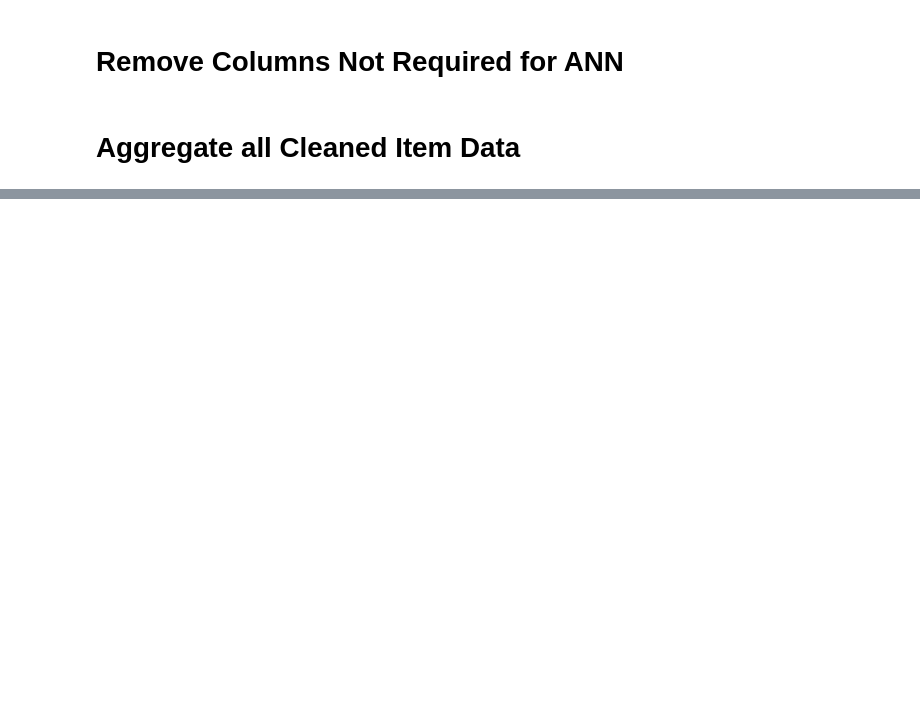
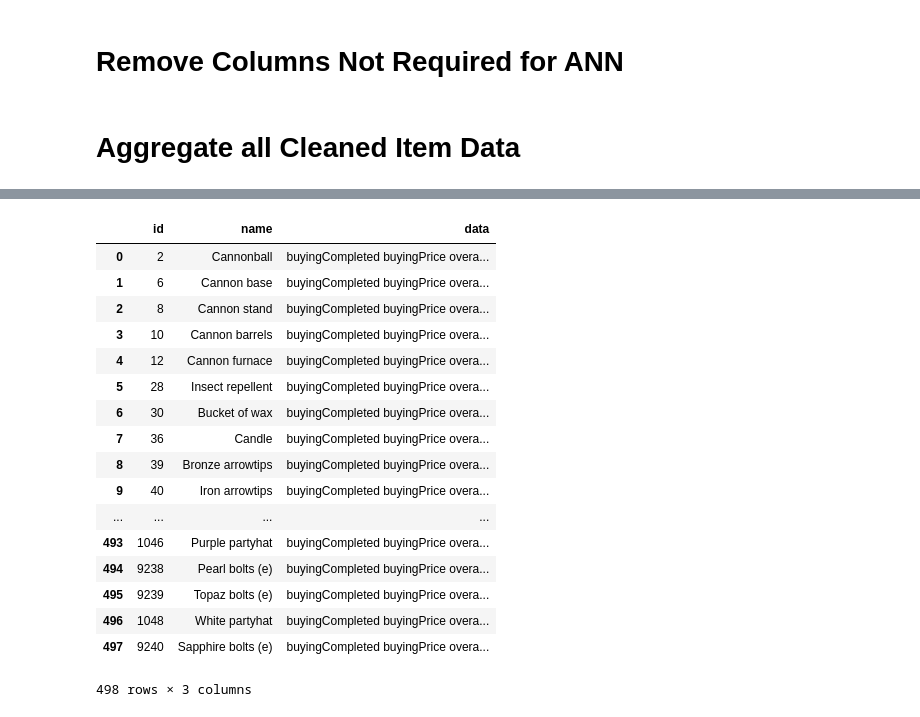
Before and after one commit to ncasale/rs-rnn-bot, a Jupyter notebook: notebook.ipynb, the cells around one changed output, grey strips where cells are left out. Cells and saved outputs as stored; diff of their text form; code cells hidden in the pictures; blank space fills up the shorter version.

```diff
--- a/notebook.ipynb
+++ b/notebook.ipynb
@@ -376,0 +386,21 @@ print(aggregate_df)
+# %%
+item_records
+# %% [output]
+|  | id | name | data |
+| 0 | 2 | Cannonball | buyingCompleted buyingPrice overa... |
+| 1 | 6 | Cannon base | buyingCompleted buyingPrice overa... |
+| 2 | 8 | Cannon stand | buyingCompleted buyingPrice overa... |
+| 3 | 10 | Cannon barrels | buyingCompleted buyingPrice overa... |
+| 4 | 12 | Cannon furnace | buyingCompleted buyingPrice overa... |
+| 5 | 28 | Insect repellent | buyingCompleted buyingPrice overa... |
+| 6 | 30 | Bucket of wax | buyingCompleted buyingPrice overa... |
+| 7 | 36 | Candle | buyingCompleted buyingPrice overa... |
+| 8 | 39 | Bronze arrowtips | buyingCompleted buyingPrice overa... |
+| 9 | 40 | Iron arrowtips | buyingCompleted buyingPrice overa... |
+| ... | ... | ... | ... |
+| 493 | 1046 | Purple partyhat | buyingCompleted buyingPrice overa... |
+| 494 | 9238 | Pearl bolts (e) | buyingCompleted buyingPrice overa... |
+| 495 | 9239 | Topaz bolts (e) | buyingCompleted buyingPrice overa... |
+| 496 | 1048 | White partyhat | buyingCompleted buyingPrice overa... |
+| 497 | 9240 | Sapphire bolts (e) | buyingCompleted buyingPrice overa... |
+498 rows × 3 columns
```
Also changed, not shown: parts of 14 cells of this notebook, 1 other file.
